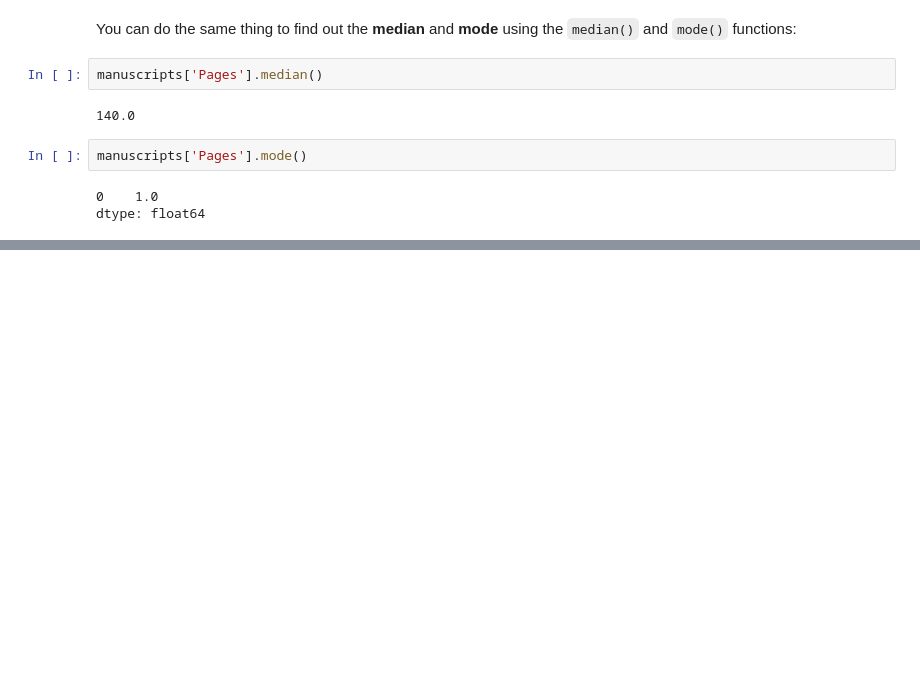
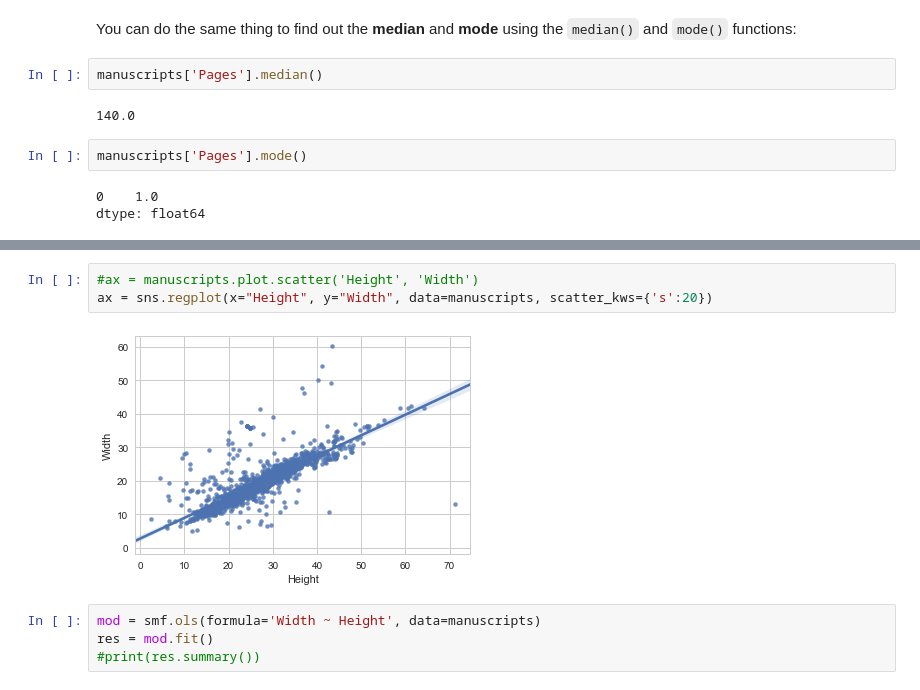
Before and after one commit to ds-modules/MEDST-250, a Jupyter notebook: 02 - Intro_to_Stats/Statistics.ipynb, the cells around one changed output, grey strips where cells are left out. Drawn from its saved outputs; the diff is of its cells as text; blank space fills up the shorter version.

```diff
--- a/02 - Intro_to_Stats/Statistics.ipynb
+++ b/02 - Intro_to_Stats/Statistics.ipynb
@@ -234,0 +261,9 @@ df.groupby(['Year_Bins'])['Pages'].mean().plot.barh()
+# %%
+#ax = manuscripts.plot.scatter('Height', 'Width')
+ax = sns.regplot(x="Height", y="Width", data=manuscripts, scatter_kws={'s':20})
+# %% [output]
+[figure, added]
+# %%
+mod = smf.ols(formula='Width ~ Height', data=manuscripts)
+res = mod.fit()
+#print(res.summary())
```
Also changed, not shown: parts of 49 cells of this notebook, 1 other file.
